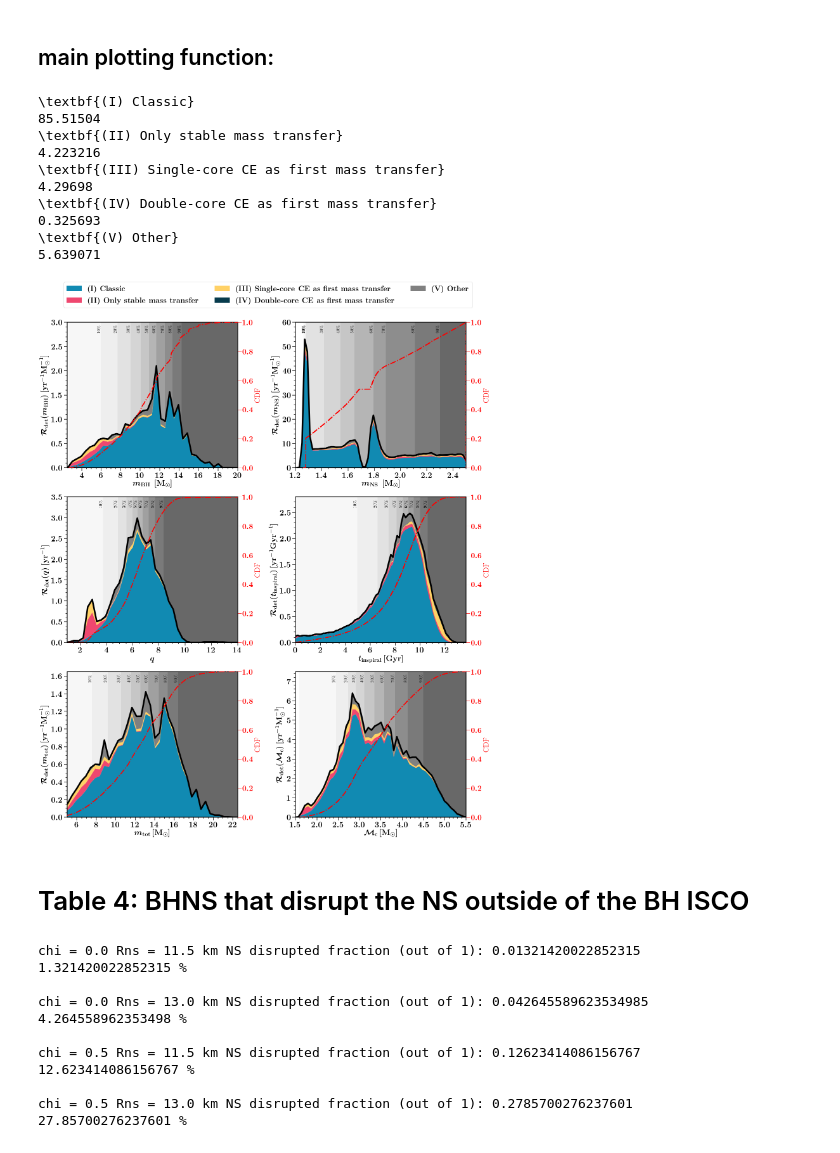
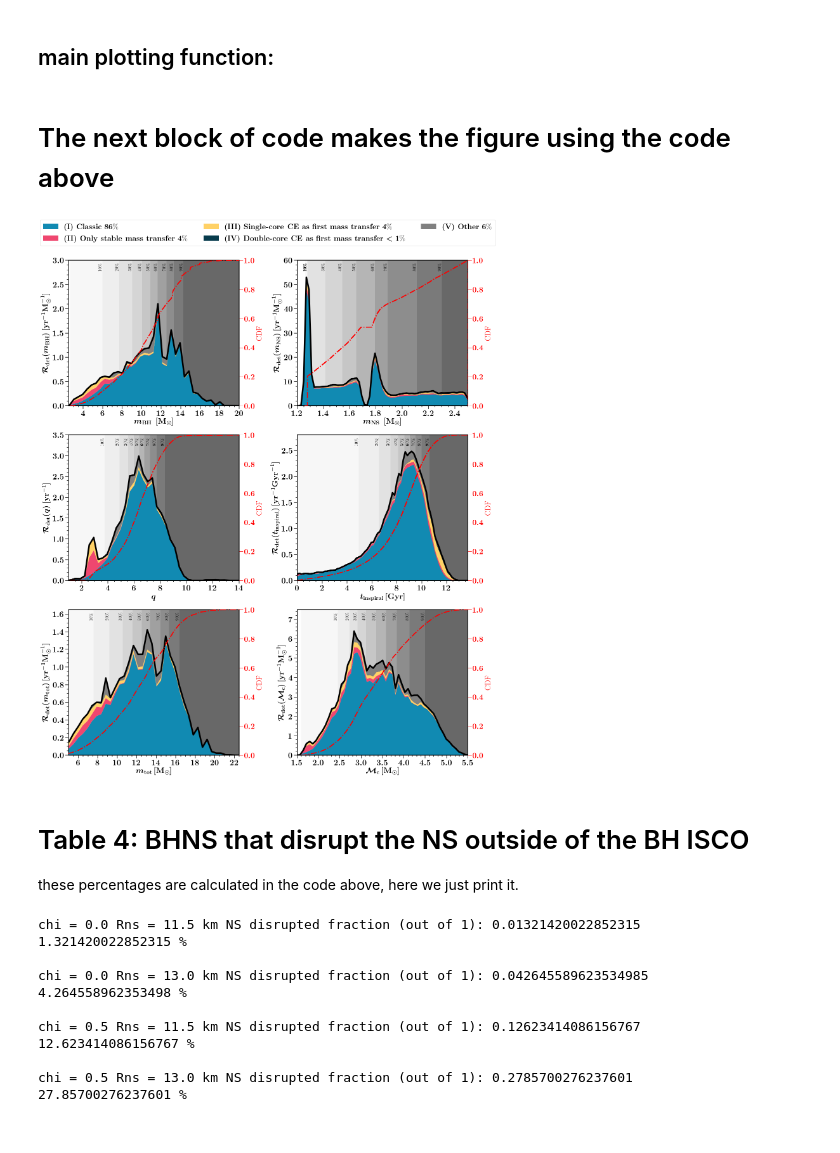
Before and after one commit to FloorBroekgaarden/BlackHole-NeutronStar, a Jupyter notebook: plottingCode/Fig_8_and_Table_4/make_figure_8_and_Table_4.ipynb, the cells around one changed output. Cells and saved outputs as stored; diff of their text form; code cells hidden in the pictures.

Commit message:
made small tweak to show less than 1 percent for 0 percentage in legend

```diff
--- a/plottingCode/Fig_8_and_Table_4/make_figure_8_and_Table_4.ipynb
+++ b/plottingCode/Fig_8_and_Table_4/make_figure_8_and_Table_4.ipynb
@@ -127,9 +127,6 @@ def plotdesigndistribution(axe, weights, DCOseeds, xvar, bandwidth, xvarrange, x
 
     axes = [axe]
 
-#     weightSTROOPWAFEL = Data.COMPAS.weight
-
-
 
 
     # MAKE MAIN DISTRIBUTION PLOT
@@ -144,14 +141,6 @@ def plotdesigndistribution(axe, weights, DCOseeds, xvar, bandwidth, xvarrange, x
     M     = (binsM[1:]+binsM[:-1])/2.
 
 
-
-    # decide what weighting we are interested in:
-    # if intrinsic it will show the rate of mergers (the PDF) at redshift 0
-#     # otherwise it will integrate over the detectable volume for LIGO/Virgo/KAGRA detectors at design sensitivity.
-#     if whichWeight == 'intrinsic': # formation rate at redshift 0
-#         weights     = (fdata['weights_detected']['w_000'][...].squeeze())
-#     elif whichWeight == 'observed': # detectable rate weights for GW observations
-#         weights     = np.sum(Data.PerSystemPerRedshift_ratesObserved*weightSTROOPWAFEL, axis=0)
 
     # this will count the totalweight across the kde.
     totalweight = 0
@@ -168,7 +157,6 @@ def plotdesigndistribution(axe, weights, DCOseeds, xvar, bandwidth, xvarrange, x
         maskSeedsInterest = np.in1d(DCOseeds, seedsInterest)
 
 
-#     for nrG, group in enumerate(groups):
         # only if the channel group is present do plotting:
         if len(xvar[maskSeedsInterest]):
             m       = xvar[maskSeedsInterest]
@@ -178,8 +166,6 @@ def plotdesigndistribution(axe, weights, DCOseeds, xvar, bandwidth, xvarrange, x
             y       = np.divide(y, dM)
 
             # remake histogram
-
-
             totalweight += np.sum(w)
             totalweight_nrG = np.sum(w)
             ##
@@ -190,9 +176,12 @@ def plotdesigndistribution(axe, weights, DCOseeds, xvar, bandwidth, xvarrange, x
 
             ##
             if indplot==0:
-                LABEL = dictChannelsBHNSListBolt[nrC] #+ ' '+r'$%s$'%str((roundAndFormat1(percentage))) + str(r'\%')
-                print(LABEL)
-                print(percentage)
+                percentage_label = roundAndFormat1(percentage)
+                if percentage_label==str(0):
+                    percentage_ = '<1'
+                else:
+                    percentage_=percentage_label
+                LABEL = dictChannelsBHNSListBolt[nrC] + ' '+r'$%s$'%(percentage_) + str(r'\%')
             else:
                 LABEL = None
 
@@ -205,14 +194,7 @@ def plotdesigndistribution(axe, weights, DCOseeds, xvar, bandwidth, xvarrange, x
     axe.plot(xx_boot,  (yLow), color='k', linewidth=5, zorder=200)
 
 
-#     ### for mass ratio plot second y-axis:
-#     if indplot==2:
-#         ax2x = axe.twiny()
-#         xlabel2 = r'$1/q$'
 
-#         maxq2x = 1/xlim[0]
-#         minq2x = 1/xlim[1]
-#         ax2x.set_xlim(0,1)
 
 
     ### PLOT CDF on right axes ###
@@ -293,3 +266,5 @@ def plotdesigndistribution(axe, weights, DCOseeds, xvar, bandwidth, xvarrange, x
+# %% [markdown]
+# The next block of code makes the figure using the code above
 # %%
 
 
@@ -420,47 +395,40 @@ _,_=plotdesigndistribution(axe=ax[2,0], weights=weights, DCOseeds=DCOseeds, xvar
                               xlim=[5,22.5], ylim=[0,1.65],   indplot=4)
 
 
 
 ####### mass chirp
 xvar = chirpmass(MBH, MNS)
 nameY = r'$ \mathcal{R}_{\rm{det}}(\mathcal{M}_{\rm{c}}) \, [\rm{yr}^{-1}  \rm{M}_{\odot}^{-1}]  $'
 nameX = r'$\mathcal{M}_{\rm{c}} \,  [\rm{M}_{\odot}]$'
 
 _,_=plotdesigndistribution(axe=ax[2,1], weights=weights, DCOseeds=DCOseeds, xvar=xvar, bandwidth=Nbins, xvarrange=None,xlabel=nameX, ylabel=nameY, \
                               xlim=[1.5,5.5], ylim=[0,7.5],   indplot=5)
 
 # ###########
 
 
 # LEGEND
 lgd = f.legend(handles, labels, fontsize=fs, ncol=3,\
-         bbox_to_anchor=(0.96, 1.07),  markerscale=3., scatterpoints=1) # loc = 'upper center')
+         bbox_to_anchor=(1.01, 1.07),  markerscale=3., scatterpoints=1) # loc = 'upper center')
 
 
 
 
 plt.tight_layout()
 plt.subplots_adjust(wspace=0.34, hspace=0.2) # makes sure there is enough white speace between graphs
 plt.savefig('./DistributionsFiducialchannels_' + name_weights + '_' + DCOtype +'.pdf',  transparent=False,\
            bbox_extra_artists=(lgd,), bbox_inches='tight')
 plt.savefig('./DistributionsFiducialchannels_' + name_weights + '_' + DCOtype +'.png',  transparent=False,\
            bbox_extra_artists=(lgd,), bbox_inches='tight')
 plt.show()
 plt.close()
 # %% [output]
-\textbf{(I) Classic}
-85.51504
-\textbf{(II) Only stable mass transfer}
-4.223216
-\textbf{(III) Single-core CE as first mass transfer}
-4.29698
-\textbf{(IV) Double-core CE as first mass transfer}
-0.325693
-\textbf{(V) Other}
-5.639071
-[figure, old version]
+[figure, new version]
 # %% [markdown]
 # Table 4: BHNS that disrupt the NS outside of the BH ISCO
+
+
+these percentages are calculated in the code above, here we just print it.
 # %%
 for ii in range(6):
     print(labelMej[ii], 'NS disrupted fraction (out of 1):', rate_disrupted[ii])
```
Also changed, not shown: parts of 1 cell of this notebook, 2 other files.
